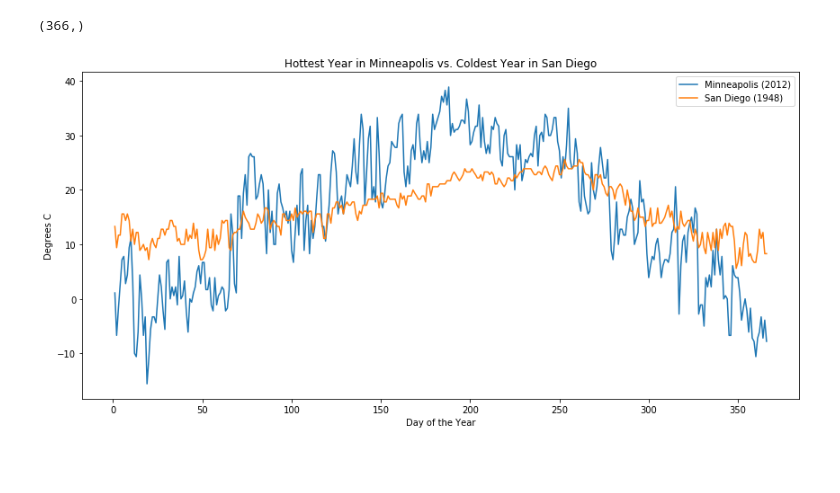
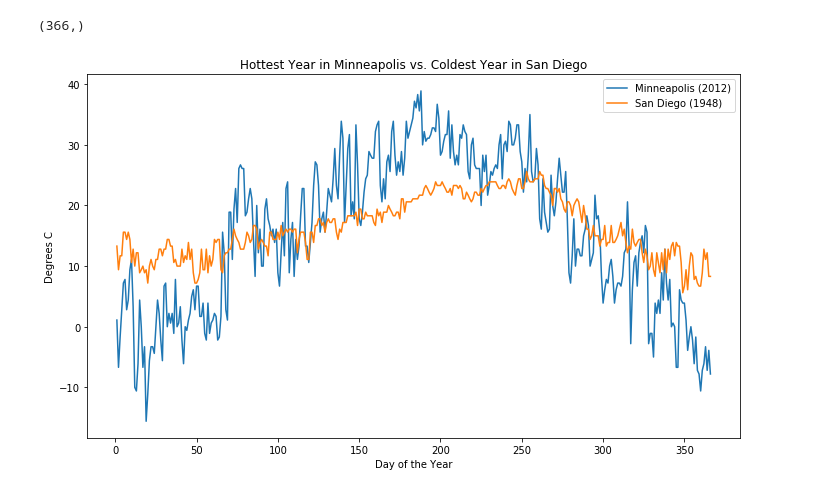
Before and after one commit to mstykow/weather, a Jupyter notebook: Weather Data Analysis.ipynb, the cells around one changed output. Cells and saved outputs as stored; diff of their text form; code cells hidden in the pictures; blank space fills up the shorter version.

```diff
--- a/Weather Data Analysis.ipynb
+++ b/Weather Data Analysis.ipynb
@@ -487,13 +519,13 @@ selectyear(sandiego_tmin,1984).shape
 # %%
 days_leapyear = np.arange(1,365+2)
 # %%
-pp.figure(figsize=(12,6))
+pp.figure(figsize=(10,6))
 pp.plot(days_leapyear,selectyear(minneapolis_tmax,2012),label='Minneapolis (2012)')
 pp.plot(days_leapyear,selectyear(sandiego_tmin,1984),label='San Diego (1948)')
 pp.legend()
 pp.xlabel('Day of the Year')
 pp.ylabel('Degrees C')
 pp.title('Hottest Year in Minneapolis vs. Coldest Year in San Diego')
 pp.tight_layout()
 # %% [output]
-[figure, old version]
+[figure, new version]
```
Also changed, not shown: parts of 9 cells of this notebook.
